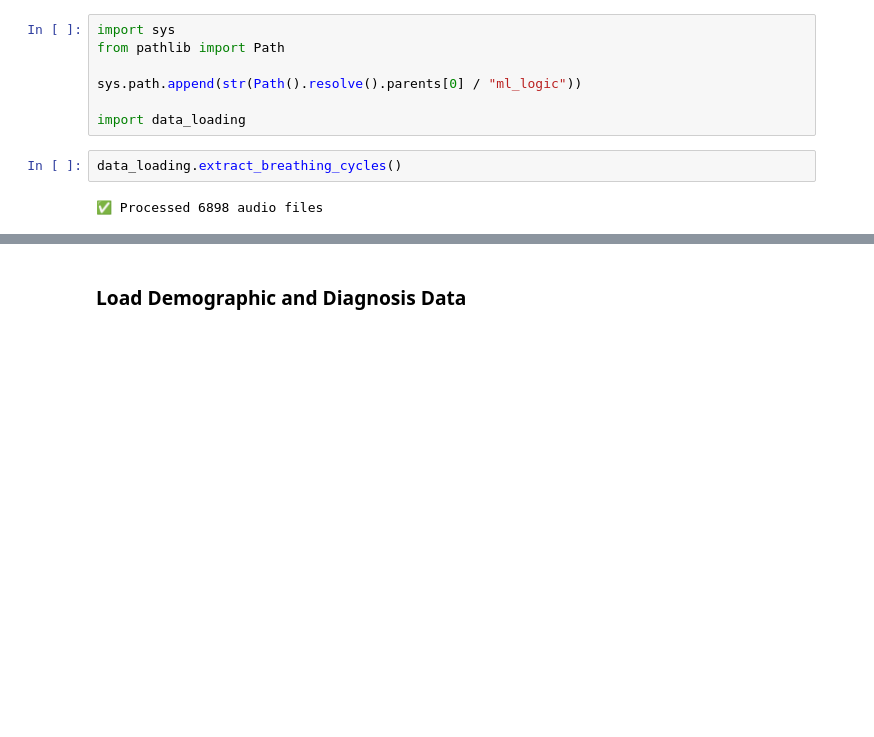
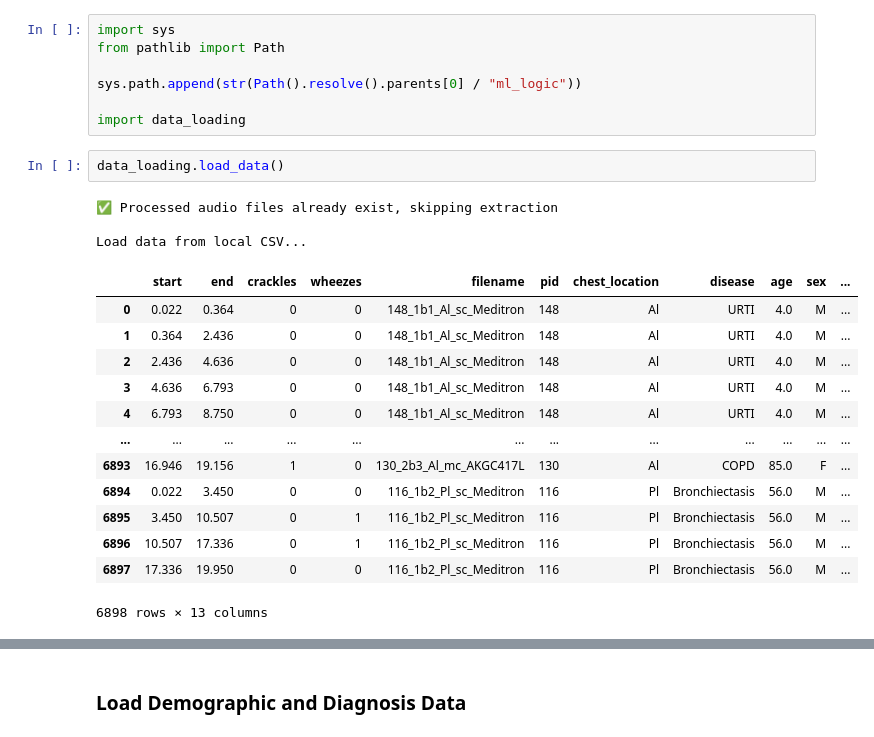
Before and after one commit to mi-mi-mia/smart-stethoscope, a Jupyter notebook: notebooks/mi-mi-mia_experimenting.ipynb, the cells around one changed output, grey strips where cells are left out. Saved outputs shown, nothing was run; the diff lists cells and outputs as text; blank space fills up the shorter version.

```diff
--- a/notebooks/mi-mi-mia_experimenting.ipynb
+++ b/notebooks/mi-mi-mia_experimenting.ipynb
@@ -17,6 +17,21 @@ sys.path.append(str(Path().resolve().parents[0] / "ml_logic"))
 
 import data_loading
 # %%
-data_loading.extract_breathing_cycles()
+data_loading.load_data()
 # %% [output]
-✅ Processed 6898 audio files
+✅ Processed audio files already exist, skipping extraction
+
+Load data from local CSV...
+|  | start | end | crackles | wheezes | filename | pid | chest_location | disease | age | sex | ... |
+| 0 | 0.022 | 0.364 | 0 | 0 | 148_1b1_Al_sc_Meditron | 148 | Al | URTI | 4.0 | M | ... |
+| 1 | 0.364 | 2.436 | 0 | 0 | 148_1b1_Al_sc_Meditron | 148 | Al | URTI | 4.0 | M | ... |
+| 2 | 2.436 | 4.636 | 0 | 0 | 148_1b1_Al_sc_Meditron | 148 | Al | URTI | 4.0 | M | ... |
+| 3 | 4.636 | 6.793 | 0 | 0 | 148_1b1_Al_sc_Meditron | 148 | Al | URTI | 4.0 | M | ... |
+| 4 | 6.793 | 8.750 | 0 | 0 | 148_1b1_Al_sc_Meditron | 148 | Al | URTI | 4.0 | M | ... |
+| ... | ... | ... | ... | ... | ... | ... | ... | ... | ... | ... | ... |
+| 6893 | 16.946 | 19.156 | 1 | 0 | 130_2b3_Al_mc_AKGC417L | 130 | Al | COPD | 85.0 | F | ... |
+| 6894 | 0.022 | 3.450 | 0 | 0 | 116_1b2_Pl_sc_Meditron | 116 | Pl | Bronchiectasis | 56.0 | M | ... |
+| 6895 | 3.450 | 10.507 | 0 | 1 | 116_1b2_Pl_sc_Meditron | 116 | Pl | Bronchiectasis | 56.0 | M | ... |
+| 6896 | 10.507 | 17.336 | 0 | 1 | 116_1b2_Pl_sc_Meditron | 116 | Pl | Bronchiectasis | 56.0 | M | ... |
+| 6897 | 17.336 | 19.950 | 0 | 0 | 116_1b2_Pl_sc_Meditron | 116 | Pl | Bronchiectasis | 56.0 | M | ... |
+6898 rows × 13 columns
```
Also changed, not shown: parts of 1 cell of this notebook, 1 other file.
